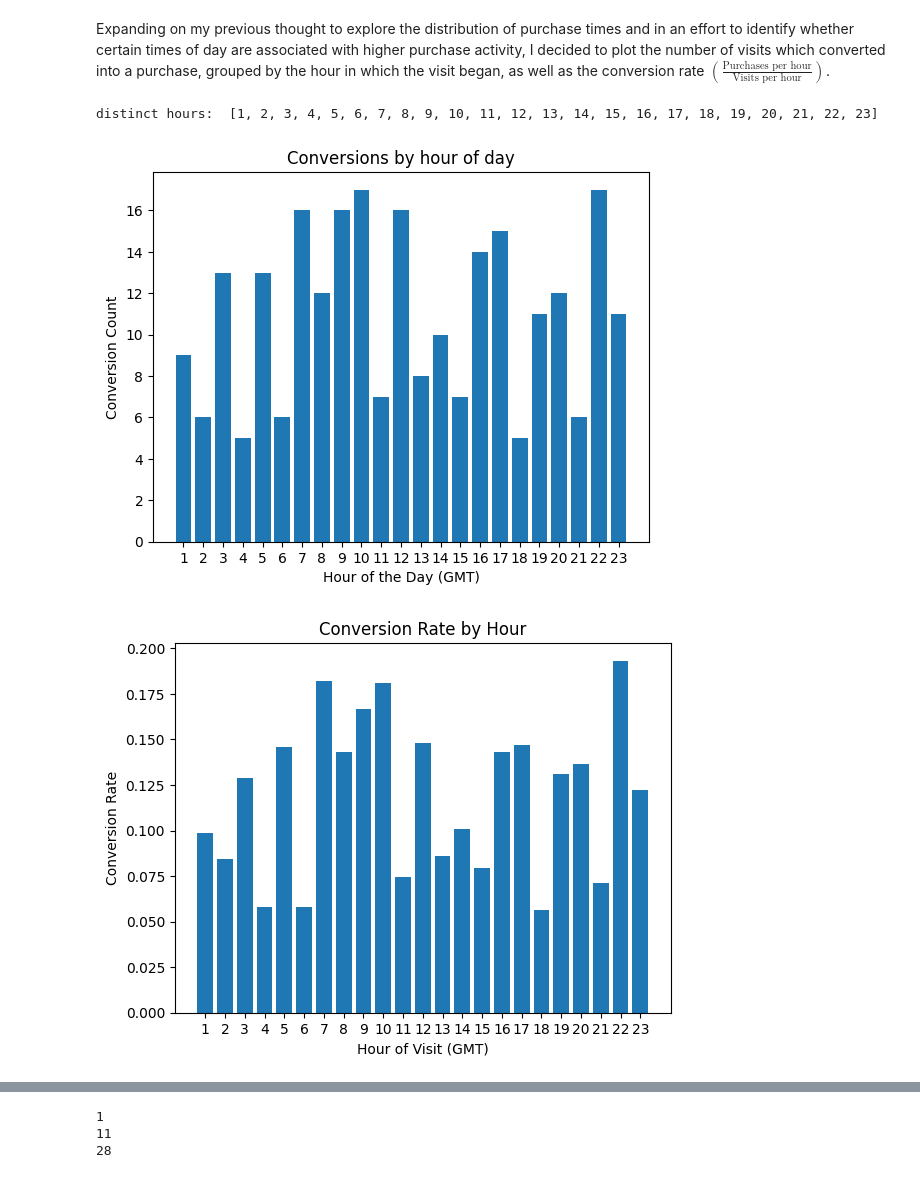
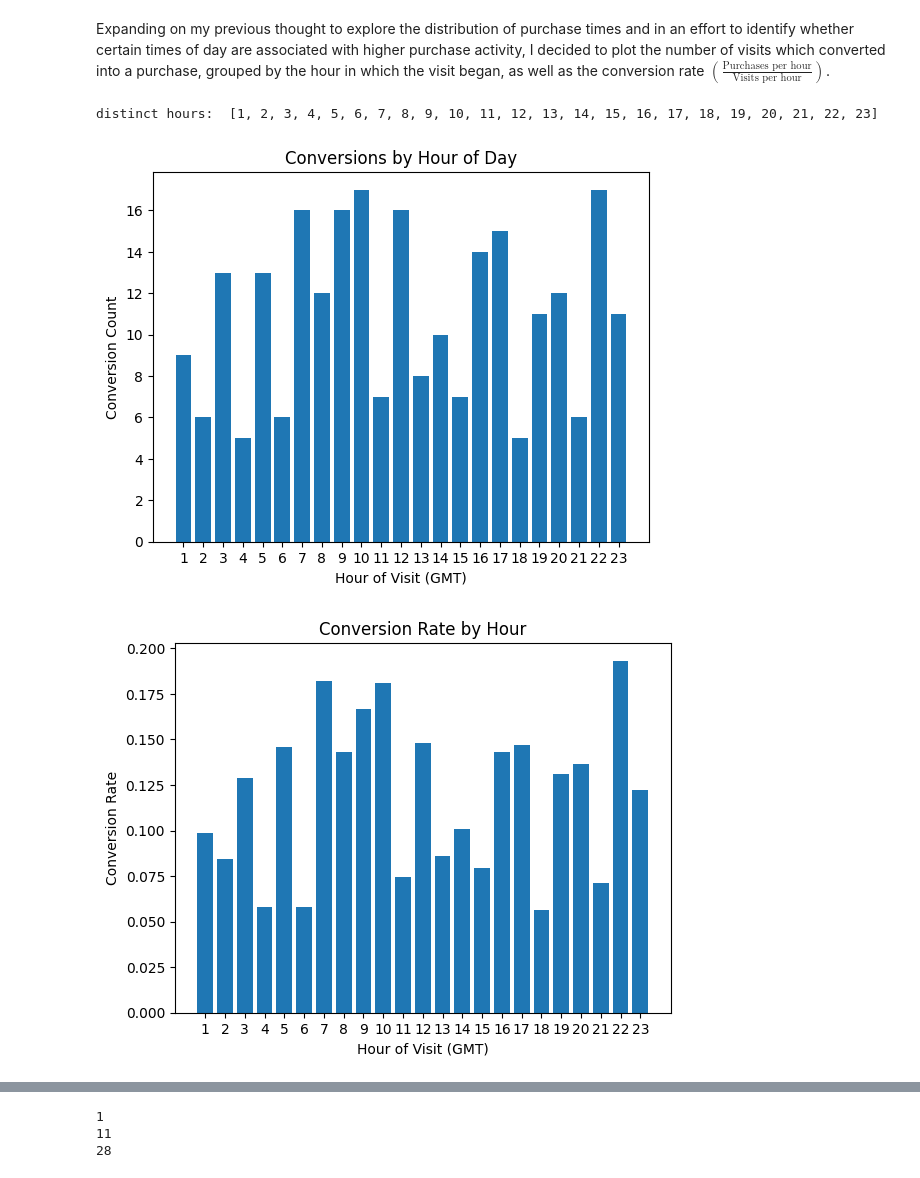
Before and after one commit to paulpuccinelli/funnel_analysis, a Jupyter notebook: page_visits.ipynb, the cells around one changed output, grey strips where cells are left out. Saved outputs shown, nothing was run; the diff lists cells and outputs as text; code cells hidden in the pictures.

```diff
--- a/page_visits.ipynb
+++ b/page_visits.ipynb
@@ -167,35 +167,35 @@ Expanding on my previous thought to explore the distribution of purchase times a
 
 all_data_copy['hour'] = all_data_copy['visit_time'].dt.hour
 hour_counts = all_data_copy['hour'].value_counts().sort_index()
 print("distinct hours: ", hour_counts.index.to_list())
 plt.bar(hour_counts.index, hour_counts.values)
 plt.xticks(range(1, 24))
-plt.xlabel('Hour of the Day (GMT)')
+plt.xlabel('Hour of Visit (GMT)')
 plt.ylabel('Conversion Count')
-plt.title("Conversions by hour of day")
+plt.title("Conversions by Hour of Day")
 plt.show()
 
 # -------------------------------------------------------------------------------------
 # Compute and plot conversion rate by hour of day
 
 visits['hour'] = pd.to_datetime(visits['visit_time']).dt.hour
 visit_purchase = visits.merge(purchase, how='left')
 visits_per_hour = visit_purchase['hour'].value_counts().sort_index()
 
 converted = visit_purchase[visit_purchase['purchase_time'].notnull()]
 purchases_per_hour = converted['hour'].value_counts().sort_index()
 
 conversion_rate = purchases_per_hour / visits_per_hour
 conversion_rate = conversion_rate.fillna(0)
 
 plt.bar(conversion_rate.index, conversion_rate.values)
 plt.xticks(range(1, 24))
 plt.xlabel('Hour of Visit (GMT)')
 plt.ylabel("Conversion Rate")
 plt.title("Conversion Rate by Hour")
 plt.show()
 # %% [output]
 distinct hours:  [1, 2, 3, 4, 5, 6, 7, 8, 9, 10, 11, 12, 13, 14, 15, 16, 17, 18, 19, 20, 21, 22, 23]
-[figure, old version]
+[figure, new version]
 [figure]
 # %% [markdown]
```
Also changed, not shown: parts of 3 cells of this notebook.
